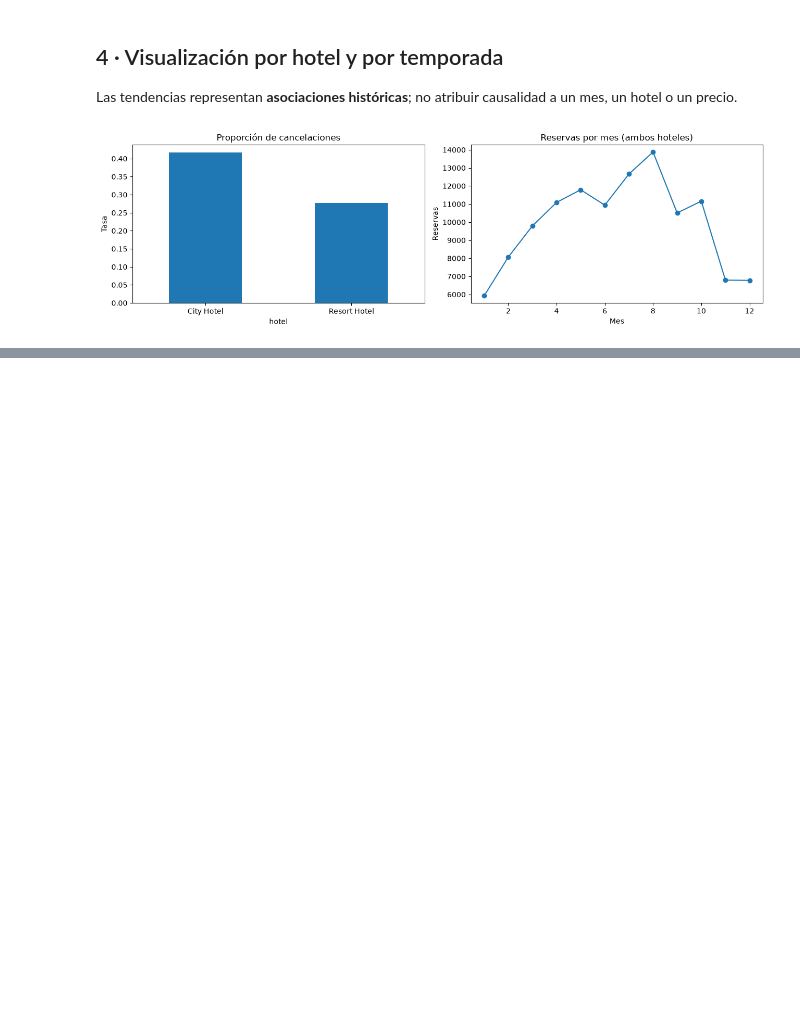
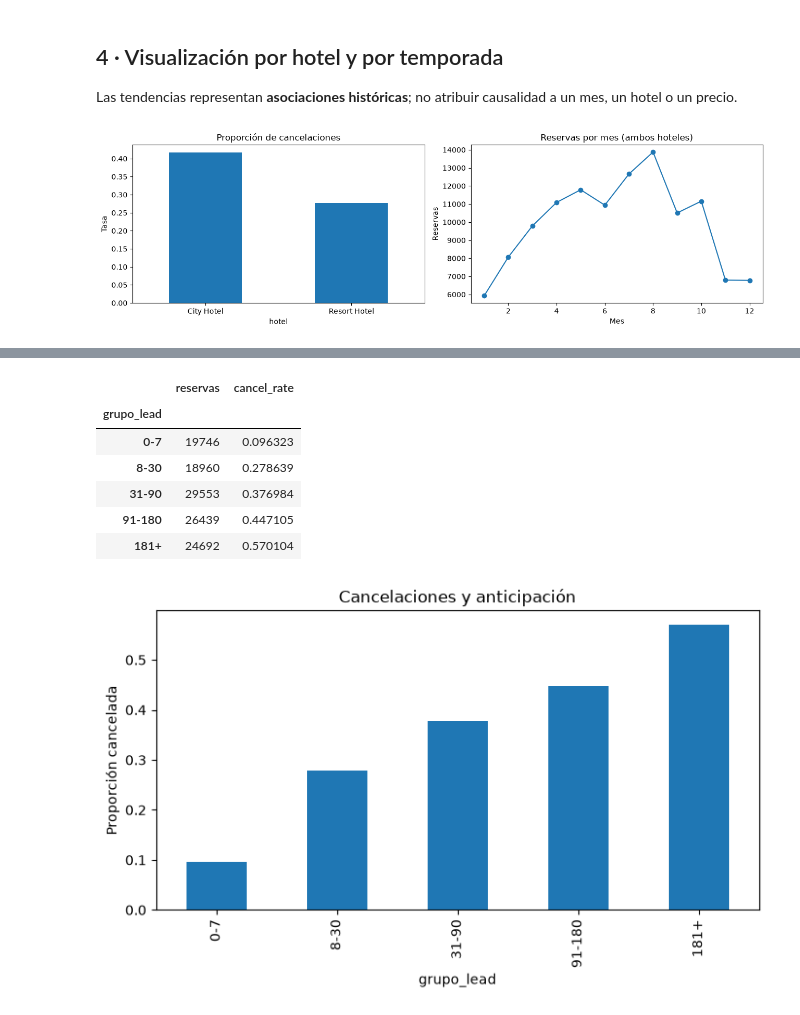
Before and after one commit to jaime87juarez/-Midterm-Project-mlzoomcamp_2026, a Jupyter notebook: notebooks/01_EDA.ipynb, the cells around one changed output, grey strips where cells are left out. Saved outputs shown, nothing was run; the diff lists cells and outputs as text; code cells hidden in the pictures; blank space fills up the shorter version.

```diff
--- a/notebooks/01_EDA.ipynb
+++ b/notebooks/01_EDA.ipynb
@@ -88,0 +92,14 @@ df.groupby('arrival_month_num').size().plot(marker='o',ax=axes[1],title='Reserva
+# %%
+aux=df.assign(grupo_lead=pd.cut(df.lead_time,[-1,7,30,90,180,10000],labels=['0-7','8-30','31-90','91-180','181+']))
+res=aux.groupby('grupo_lead',observed=True).agg(reservas=('hotel','size'),cancel_rate=('is_canceled','mean'))
+display(res)
+res.cancel_rate.plot(kind='bar',figsize=(8,4),ylabel='Proporción cancelada',title='Cancelaciones y anticipación');plt.show()
+# %% [output]
+|  | reservas | cancel_rate |
+| grupo_lead |  |  |
+| 0-7 | 19746 | 0.096323 |
+| 8-30 | 18960 | 0.278639 |
+| 31-90 | 29553 | 0.376984 |
+| 91-180 | 26439 | 0.447105 |
+| 181+ | 24692 | 0.570104 |
+[figure, added]
```
Also changed, not shown: parts of 2 cells of this notebook, 3 other files.
